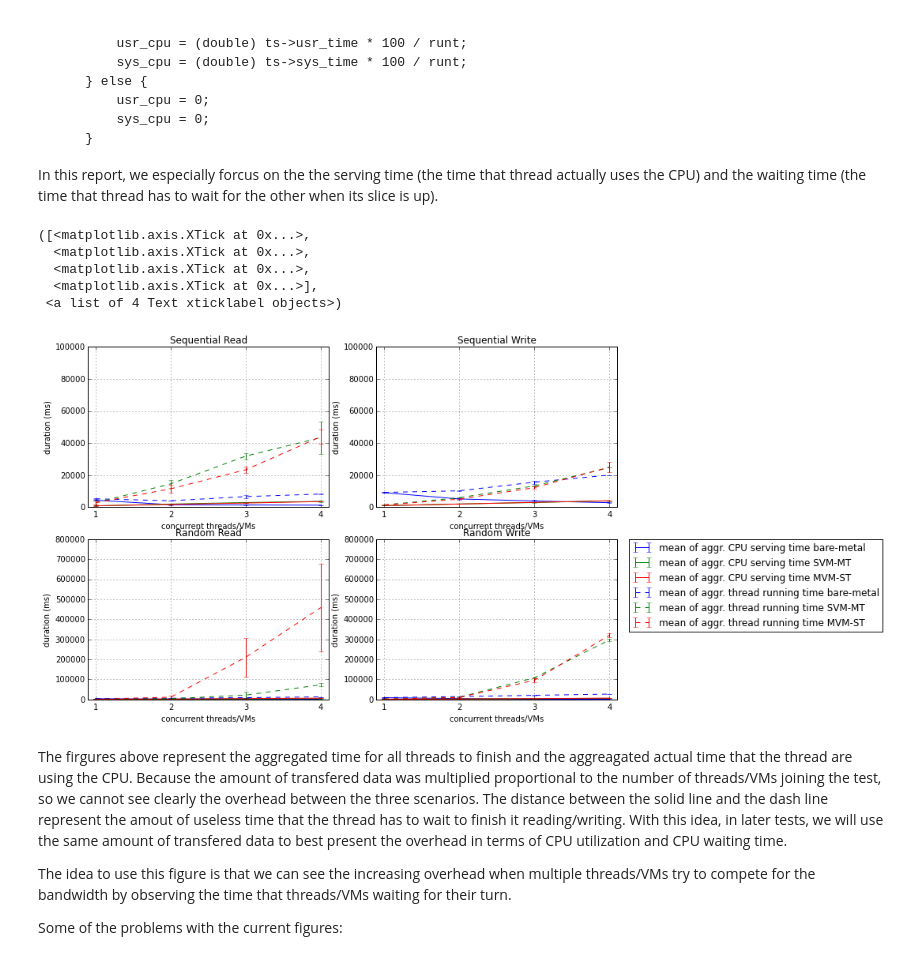
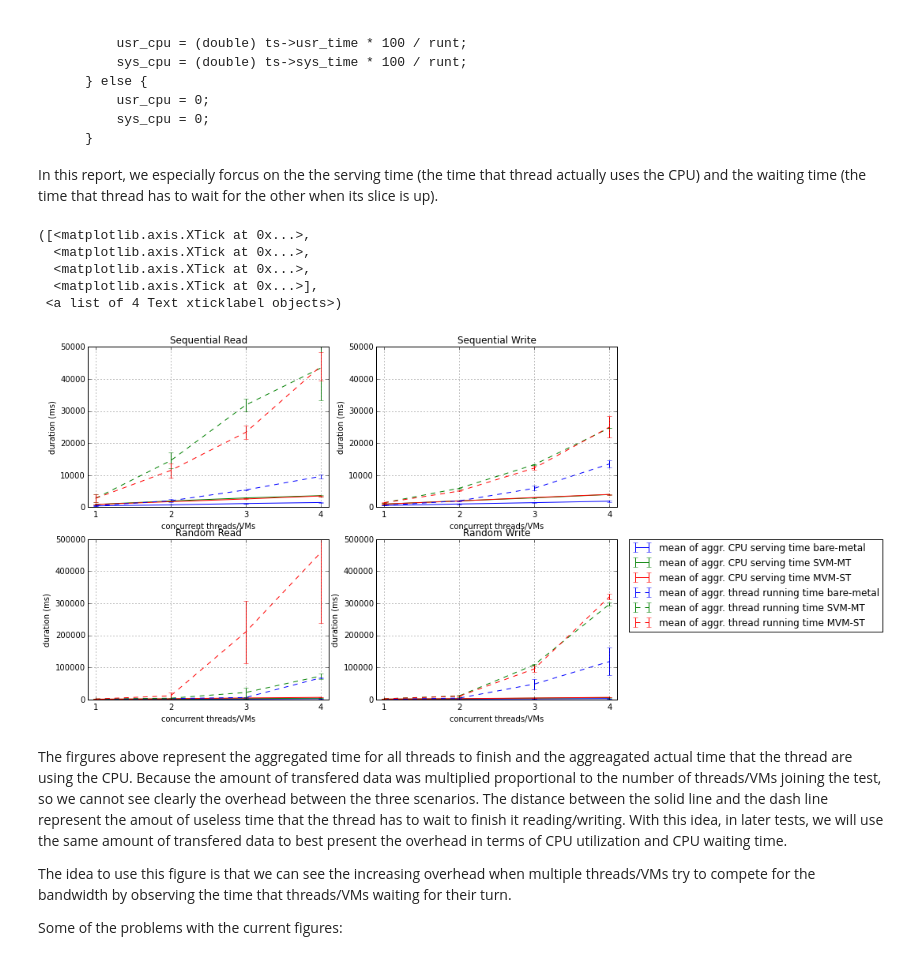
Before and after one commit to hasonhai/io_measurements, a Jupyter notebook: notebook/DiskTest Analysis.ipynb, the cells around one changed output. Cells and saved outputs as stored; diff of their text form; code cells hidden in the pictures.

```diff
--- a/notebook/DiskTest Analysis.ipynb
+++ b/notebook/DiskTest Analysis.ipynb
@@ -13,6 +13,7 @@ from matplotlib import *
 import matplotlib.pylab as pylab
 import scipy.stats as td
 pylab.rcParams['figure.figsize'] = 12, 8  # change default size of figures
+datapath="/home/wgmn4901/io_measurements/data/"
 # %% [markdown]
 Reading input to pandas
 # %%
@@ -449,16 +450,16 @@ In this report, we especially forcus on the the serving time (the time that thre
 # %%
 # Load time spending in user space
-cpuusresult = pd.read_csv('/home/wgmn4901/dtCpuUsageUserSpace.csv', delimiter=' ', header=None)
+cpuusresult = pd.read_csv(datapath + 'dtCpuUsageUserSpace.csv', delimiter=' ', header=None)
 cpuusdata = cpuusresult[range(1,21)]
 cpuusindex = cpuusresult[0]
 cpuusdata.index = cpuusindex.str.replace('T1|T2|T3|T4|T5', '',case=False)
 # Load time spending in kernel space
-cpuksresult = pd.read_csv('/home/wgmn4901/dtCpuUsageSystemSpace.csv', delimiter=' ', header=None)
+cpuksresult = pd.read_csv(datapath + 'dtCpuUsageSystemSpace.csv', delimiter=' ', header=None)
 cpuksdata = cpuksresult[range(1,21)]
 cpuksindex = cpuksresult[0]
 cpuksdata.index = cpuksindex.str.replace('T1|T2|T3|T4|T5', '',case=False)
 # Load total runtime of thread
-threadruntimeresult = pd.read_csv('/home/wgmn4901/dtRunTimeMs.csv', delimiter=' ', header=None)
+threadruntimeresult = pd.read_csv(datapath + 'dtRunTimeMs.csv', delimiter=' ', header=None)
 threadruntimedata = threadruntimeresult[range(1,21)]
 threadruntimeindex = threadruntimeresult[0]
 threadruntimedata.index = threadruntimeindex.str.replace('T1|T2|T3|T4|T5', '',case=False)
@@ -485,10 +486,6 @@ tctsrbf = totalcputimehostavgin5tests.filter(regex="^SRBFTH").tolist()
 tctswbf = totalcputimehostavgin5tests.filter(regex="^SWBFTH").tolist()
 tctrrbf = totalcputimehostavgin5tests.filter(regex="^RRBFTH").tolist()
 tctrwbf = totalcputimehostavgin5tests.filter(regex="^RWBFTH").tolist()
-tctsrbf = map(lambda x: x * 1000, tctsrbf)  # Bare-metal have diffrent unit
-tctswbf = map(lambda x: x * 1000, tctswbf)  # Bare-metal have diffrent unit
-tctrrbf = map(lambda x: x * 1000, tctrrbf)  # Bare-metal have diffrent unit
-tctrwbf = map(lambda x: x * 1000, tctrwbf)  # Bare-metal have diffrent unit
 tctsrsvm = totalcputimehostavgin5tests.filter(regex="^SR1VMTH").tolist()
 tctswsvm = totalcputimehostavgin5tests.filter(regex="^SW1VMTH").tolist()
 tctrrsvm = totalcputimehostavgin5tests.filter(regex="^RR1VMTH").tolist()
@@ -503,10 +500,6 @@ citctsrbf = citct.filter(regex="^SRBFTH").tolist()
 citctswbf = citct.filter(regex="^SWBFTH").tolist()
 citctrrbf = citct.filter(regex="^RRBFTH").tolist()
 citctrwbf = citct.filter(regex="^RWBFTH").tolist()
-citctsrbf = map(lambda x: x * 1000, citctsrbf)  # Bare-metal have diffrent unit
-citctswbf = map(lambda x: x * 1000, citctswbf)  # Bare-metal have diffrent unit
-citctrrbf = map(lambda x: x * 1000, citctrrbf)  # Bare-metal have diffrent unit
-citctrwbf = map(lambda x: x * 1000, citctrwbf)  # Bare-metal have diffrent unit
 citctsrsvm = citct.filter(regex="^SR1VMTH").tolist()
 citctswsvm = citct.filter(regex="^SW1VMTH").tolist()
 citctrrsvm = citct.filter(regex="^RR1VMTH").tolist()
@@ -521,10 +514,6 @@ trtsrbf = threadruntimehostavgin5tests.filter(regex="^SRBFTH").tolist()
 trtswbf = threadruntimehostavgin5tests.filter(regex="^SWBFTH").tolist()
 trtrrbf = threadruntimehostavgin5tests.filter(regex="^RRBFTH").tolist()
 trtrwbf = threadruntimehostavgin5tests.filter(regex="^RWBFTH").tolist()
-trtsrbf = map(lambda x: x * 1000, trtsrbf)  # Bare-metal have diffrent unit
-trtswbf = map(lambda x: x * 1000, trtswbf)  # Bare-metal have diffrent unit
-trtrrbf = map(lambda x: x * 1000, trtrrbf)  # Bare-metal have diffrent unit
-trtrwbf = map(lambda x: x * 1000, trtrwbf)  # Bare-metal have diffrent unit
 trtsrsvm = threadruntimehostavgin5tests.filter(regex="^SR1VMTH").tolist()
 trtswsvm = threadruntimehostavgin5tests.filter(regex="^SW1VMTH").tolist()
 trtrrsvm = threadruntimehostavgin5tests.filter(regex="^RR1VMTH").tolist()
@@ -539,10 +528,6 @@ citrtsrbf = citrt.filter(regex="^SRBFTH").tolist()
 citrtswbf = citrt.filter(regex="^SWBFTH").tolist()
 citrtrrbf = citrt.filter(regex="^RRBFTH").tolist()
 citrtrwbf = citrt.filter(regex="^RWBFTH").tolist()
-citrtsrbf = map(lambda x: x * 1000, citrtsrbf)  # Bare-metal have diffrent unit
-citrtswbf = map(lambda x: x * 1000, citrtswbf)  # Bare-metal have diffrent unit
-citrtrrbf = map(lambda x: x * 1000, citrtrrbf)  # Bare-metal have diffrent unit
-citrtrwbf = map(lambda x: x * 1000, citrtrwbf)  # Bare-metal have diffrent unit
 citrtsrsvm = citrt.filter(regex="^SR1VMTH").tolist()
 citrtswsvm = citct.filter(regex="^SW1VMTH").tolist()
 citrtrrsvm = citrt.filter(regex="^RR1VMTH").tolist()
@@ -561,7 +546,7 @@ plt.errorbar(x_axis, tctsrmvm, citctsrmvm, color="red")
 plt.errorbar(x_axis, trtsrbf, citrtsrbf, ls="dashed", color="blue")
 plt.errorbar(x_axis, trtsrsvm, citrtsrsvm, ls="dashed", color="green")
 plt.errorbar(x_axis, trtsrmvm, citrtsrmvm, ls="dashed", color="red")
-plt.axis([0.9, 4.1, 0, 100000])
+plt.axis([0.9, 4.1, 0, 50000])
 plt.grid(True)
 plt.title('Sequential Read')
 plt.xlabel('concurrent threads/VMs')
@@ -575,7 +560,7 @@ plt.errorbar(x_axis, tctswmvm, citctswmvm, color="red")
 plt.errorbar(x_axis, trtswbf, citrtswbf, ls="dashed", color="blue")
 plt.errorbar(x_axis, trtswsvm, citrtswsvm, ls="dashed", color="green")
 plt.errorbar(x_axis, trtswmvm, citrtswmvm, ls="dashed", color="red")
-plt.axis([0.9, 4.1, 0, 100000])
+plt.axis([0.9, 4.1, 0, 50000])
 plt.grid(True)
 plt.title('Sequential Write')
 plt.xlabel('concurrent threads/VMs')
@@ -587,36 +572,36 @@ plt.errorbar(x_axis, tctrrbf, citctrrbf, color="blue")
 plt.errorbar(x_axis, tctrrsvm, citctrrsvm, color="green")
 plt.errorbar(x_axis, tctrrmvm, citctrrmvm, color="red")
 plt.errorbar(x_axis, trtrrbf, citrtrrbf, ls="dashed", color="blue")
 plt.errorbar(x_axis, trtrrsvm, citrtrrsvm, ls="dashed", color="green")
 plt.errorbar(x_axis, trtrrmvm, citrtrrmvm, ls="dashed", color="red")
-plt.axis([0.9, 4.1, 0, 800000])
+plt.axis([0.9, 4.1, 0, 500000])
 plt.grid(True)
 plt.title('Random Read')
 plt.xlabel('concurrent threads/VMs')
 plt.ylabel('duration (ms)')
 plt.xticks(x_axis)
 
 plt.subplot(224)
 plt.errorbar(x_axis, tctrwbf, citctrwbf, color="blue", label = 'mean of aggr. CPU serving time bare-metal')
 plt.errorbar(x_axis, tctrwsvm, citctrwsvm, color="green", label = 'mean of aggr. CPU serving time SVM-MT')
 plt.errorbar(x_axis, tctrwmvm, citctrwmvm, color="red", label = 'mean of aggr. CPU serving time MVM-ST')
 plt.errorbar(x_axis, trtrwbf, citrtrwbf, ls="dashed", color="blue", label = 'mean of aggr. thread running time bare-metal')
 plt.errorbar(x_axis, trtrwsvm, citrtrwsvm, ls="dashed", color="green", label = 'mean of aggr. thread running time SVM-MT')
 plt.errorbar(x_axis, trtrwmvm, citrtrwmvm, ls="dashed", color="red", label = 'mean of aggr. thread running time MVM-ST')
-plt.axis([0.9, 4.1, 0, 800000])
+plt.axis([0.9, 4.1, 0, 500000])
 plt.grid(True)
 plt.title('Random Write')
 plt.legend(bbox_to_anchor=(1.05, 1), loc=2, borderaxespad=0.)
 plt.xlabel('concurrent threads/VMs')
 plt.ylabel('duration (ms)')
 plt.xticks(x_axis)
 # %% [output]
 ([<matplotlib.axis.XTick at 0x...>,
   <matplotlib.axis.XTick at 0x...>,
   <matplotlib.axis.XTick at 0x...>,
   <matplotlib.axis.XTick at 0x...>],
  <a list of 4 Text xticklabel objects>)
-[figure, old version]
+[figure, new version]
 # %% [markdown]
 The firgures above represent the aggregated time for all threads to finish and the aggreagated actual time that the thread are using the CPU. Because the amount of transfered data was multiplied proportional to the number of threads/VMs joining the test, so we cannot see clearly the overhead between the three scenarios. The distance between the solid line and the dash line represent the amout of useless time that the thread has to wait to finish it reading/writing. With this idea, in later tests, we will use the same amount of transfered data to best present the overhead in terms of CPU utilization and CPU waiting time.
 
```
Also changed, not shown: parts of 17 cells of this notebook, 1 other file.
